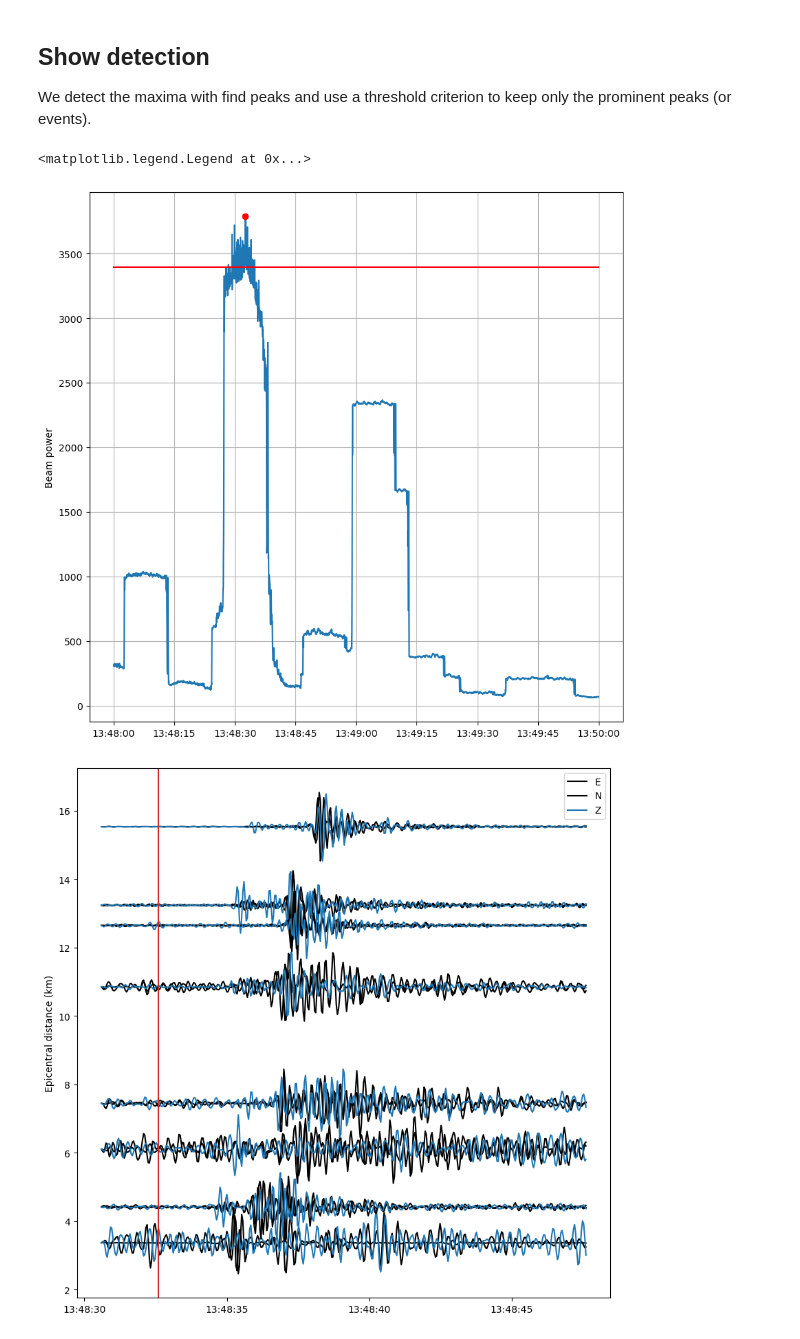
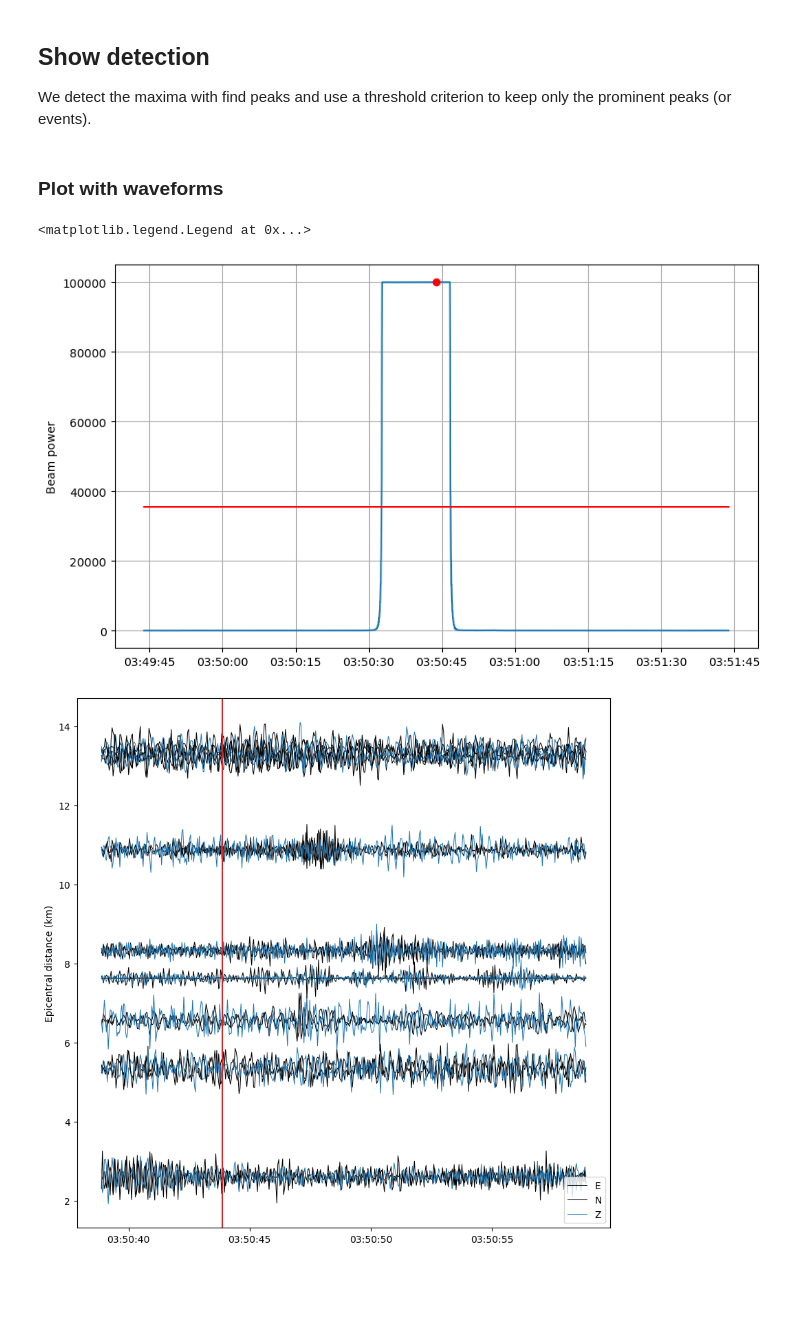
Before and after one commit to ebeauce/beampower, a Jupyter notebook: notebooks/3_beampower.ipynb, the cells around one changed output. Saved outputs shown, nothing was run; the diff lists cells and outputs as text; code cells hidden in the pictures; blank space fills up the shorter version.

```diff
--- a/notebooks/3_beampower.ipynb
+++ b/notebooks/3_beampower.ipynb
@@ -301,20 +317,29 @@ def time_dependent_threshold(
     )
     return threshold
 # %%
+# the detection threshold is evaluated in a sliding window with duration SLIDING_WINDOW_DURATION_SEC
+SLIDING_WINDOW_DURATION_SEC = 7200.
+# within each sliding window, the detection threshold is the mean (median) + NUM_DEV the standard deviation (median absolute deviation)
+NUM_DEV = 8.
+
 # compute the time-dependent detection threshold
-window_length = int(3600 * sampling_rate)
-threshold = time_dependent_threshold(beam_max, window_length, num_dev=8., threshold_type="rms")
+window_length = int(SLIDING_WINDOW_DURATION_SEC * sampling_rate)
+threshold = time_dependent_threshold(beam_max, window_length, num_dev=NUM_DEV, threshold_type="rms")
 # %%
 MIN_DETECTION_INTERVAL = int(60 * sampling_rate)
 
 # Detect
-peaks, _ = signal.find_peaks(beam_max, distance=MIN_DETECTION_INTERVAL)
+peaks, peak_properties = signal.find_peaks(beam_max, distance=MIN_DETECTION_INTERVAL)
+# scipy's find_peaks function has a lot of interesting parameters you can play with. For example,
+# the "prominence" parameter may help discard flat peaks that are typical of when a single station
+# dominates a beam
+# peaks, peak_properties = signal.find_peaks(beam_max, distance=MIN_DETECTION_INTERVAL, prominence=50, wlen=int(1. * sampling_rate))
 peaks = peaks[beam_max[peaks] > threshold[peaks]]
 
 # Show
 fig_beam = plt.figure("beam", figsize=(12, 6))
 
-times = pd.to_datetime(traces[0].times("timestamp"), unit="s")
+times = pd.to_datetime(traces[0].times("timestamp")[:num_samples], unit="s").copy()
 
 plt.plot(times, beam_max)
 plt.plot(times, threshold, color="r")
@@ -331,6 +356,5 @@ fig_events = plt.figure("epicenters", figsize=(6, 6))
 plt.plot(source_coordinates["longitude"][beam_argmax[peaks]], source_coordinates["latitude"][beam_argmax[peaks]], ".r", alpha=0.25)
 plt.xlabel("Longitude (degrees)")
 plt.ylabel("Latitude (degrees)")
-# plt.gca().invert_yaxis()
 plt.grid()
 # %% [output]
@@ -340,14 +364,28 @@ plt.grid()
 ## Show detection
 
 We detect the maxima with find peaks and use a threshold criterion to keep only the prominent peaks (or events).
+# %% [markdown]
+### Plot with waveforms
 # %%
 COLORS = {"E": "k", "N": "k", "Z": "C0"}
-ZOOM = slice("2013-04-23 15:15", "2013-04-23 15:25")
 
-START, END = "2012-07-26 13:48:00", "2012-07-26 13:50:00"
+def scale_amplitude(x, scale_factor=1.0):
+    x_norm = np.max(np.abs(x))
+    x_norm = 1 if x_norm == 0. else x_norm
+    x_log_norm = np.log10(x_norm)
+    return x * x_log_norm * scale_factor / x_norm
 
-starttime_idx = int((UTCDateTime(START) - traces[0].stats.starttime)* sampling_rate)
-endtime_idx = int((UTCDateTime(END) - traces[0].stats.starttime)* sampling_rate)
+
+# START, END = "2012-07-26 13:48:00", "2012-07-26 13:50:00"
+BUFFER_BEFORE_SAMPLES = int(60. * sampling_rate)
+BUFFER_AFTER_SAMPLES = int(60. * sampling_rate)
+
+peak_to_watch = peaks[7]
+# peak_to_watch = peaks[8]
+peak_to_watch = peaks[1]
+
+starttime_idx = peak_to_watch - BUFFER_BEFORE_SAMPLES
+endtime_idx = peak_to_watch + BUFFER_AFTER_SAMPLES
 slice_ = np.s_[starttime_idx:endtime_idx]
 
 peaks_in_zoom = peaks[
@@ -355,50 +393,49 @@ peaks_in_zoom = peaks[
 ]
 
 inventory = read_inventory(DIRPATH_INVENTORY)
-# detector_zoom = beam.sel(time=ZOOM)
-# events_zoom = events.sel(time=ZOOM)
+
 
 # Show
-fig = plt.figure(figsize=(10, 10))
+fig = plt.figure(figsize=(10, 6))
 plt.plot(times[slice_], beam_max[slice_])
 plt.plot(times[slice_], threshold[slice_], color="r")
 plt.plot(times[peaks_in_zoom], beam_max[peaks_in_zoom], marker="o", ls="", color="r")
 # plt.semilogy()
 plt.grid()
 plt.ylabel("Beam power")
 
-# # Watch peak
-# event_watch = events_zoom.isel(time=events_zoom.beam_max.argmax())
-# plt.plot(event_watch.time, event_watch.beam_max, "oC3", ms=13, mfc="none")
-
-peak_to_watch = peaks_in_zoom[beam_max[peaks_in_zoom].argmax()]
+# Watch peak
 date = UTCDateTime(str(times[peak_to_watch]))
 lon = source_coordinates["longitude"][beam_argmax[peak_to_watch]]
 lat = source_coordinates["latitude"][beam_argmax[peak_to_watch]]
 
 # Get waveform
 fig, ax = plt.subplots(1, figsize=(10, 10))
 for index, trace in enumerate(read(DIRPATH_WAVEFORMS)):
 
     # Get trace and info
-    trace.trim(date - 2, date + 15)
-    trace.filter(type="lowpass", freq=5)
-    times = pd.to_datetime(trace.times("timestamp"), unit="s")
-    data = trace.data / np.abs(trace.data).max()
+    trace = trace.slice(date - 5, date + 15)
+    trace.filter(type="highpass", freq=2)
+    times_tr = pd.to_datetime(trace.times("timestamp"), unit="s")
+    # data = trace.data / np.abs(trace.data).max()
+    data = scale_amplitude(trace.data, scale_factor=0.1)
+
+
 
     coords = inventory.get_coordinates(trace.id)
     p1 = lat, lon
     p2 = [coords[dim] for dim in ["latitude", "longitude"]]
     distance = degrees2kilometers(locations2degrees(*p1, *p2))
 
     # Plot trace
-    ax.plot(times, data + distance, color=COLORS[trace.stats.channel[-1]])
+    ax.plot(times_tr, data + distance, color=COLORS[trace.stats.channel[-1]], lw=0.75)
+
 
 # Labels
 ax.set_ylabel("Epicentral distance (km)")
 ax.axvline(date, color="C3")
 ax.legend([key for key in COLORS])
 # %% [output]
 <matplotlib.legend.Legend at 0x...>
-[figure, old version]
+[figure, new version]
-[figure, old version]
+[figure, new version]
```
Also changed, not shown: parts of 12 cells of this notebook, 2 other files.
